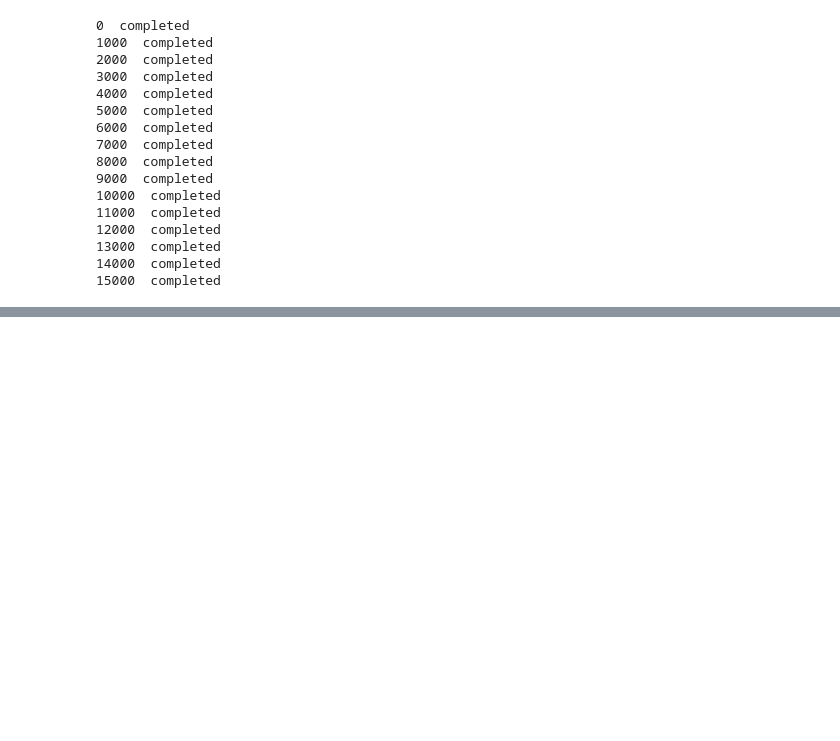
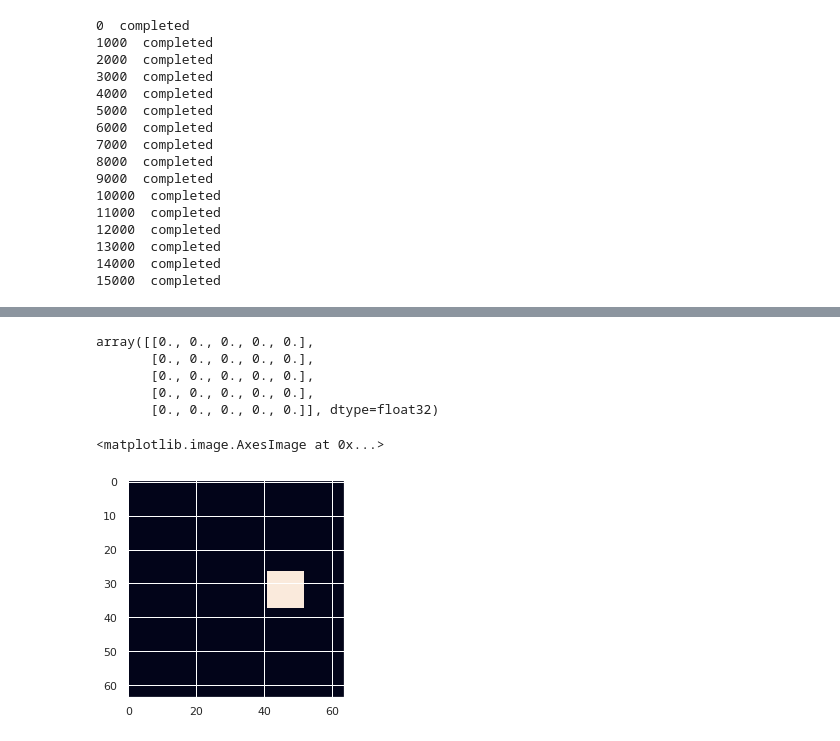
Before and after one commit to nandhukumar86/CapstonePneumoniaDetection, a Jupyter notebook: DenseNet_TransferLearning_Segmentation.ipynb, the cells around one changed output, grey strips where cells are left out. Cells and saved outputs as stored; diff of their text form; code cells hidden in the pictures; blank space fills up the shorter version.

```diff
--- a/DenseNet_TransferLearning_Segmentation.ipynb
+++ b/DenseNet_TransferLearning_Segmentation.ipynb
@@ -111,5 +119,5 @@ model = DenseNet201(input_shape=(256,256,3),include_top=False,weights='imagenet'
 # %%
 lengthLayers = len(model.layers)
-pcLayers = int(0.90 * lengthLayers)
+pcLayers = int(0.8 * lengthLayers)
 for i in range(pcLayers):
   model.layers[i].trainable = False
@@ -230,0 +241,13 @@ array([[0.  , 0.  , 0.  , 0.  , 0.  , 0.  , 0.  , 0.  ],
+# %%
+np.round(y_test_predict[n][20:25,20:25])
+# %% [output]
+array([[0., 0., 0., 0., 0.],
+       [0., 0., 0., 0., 0.],
+       [0., 0., 0., 0., 0.],
+       [0., 0., 0., 0., 0.],
+       [0., 0., 0., 0., 0.]], dtype=float32)
+# %%
+plt.imshow(y_train[0])
+# %% [output]
+<matplotlib.image.AxesImage at 0x...>
+[figure, added]
```
Also changed, not shown: parts of 28 cells of this notebook.
